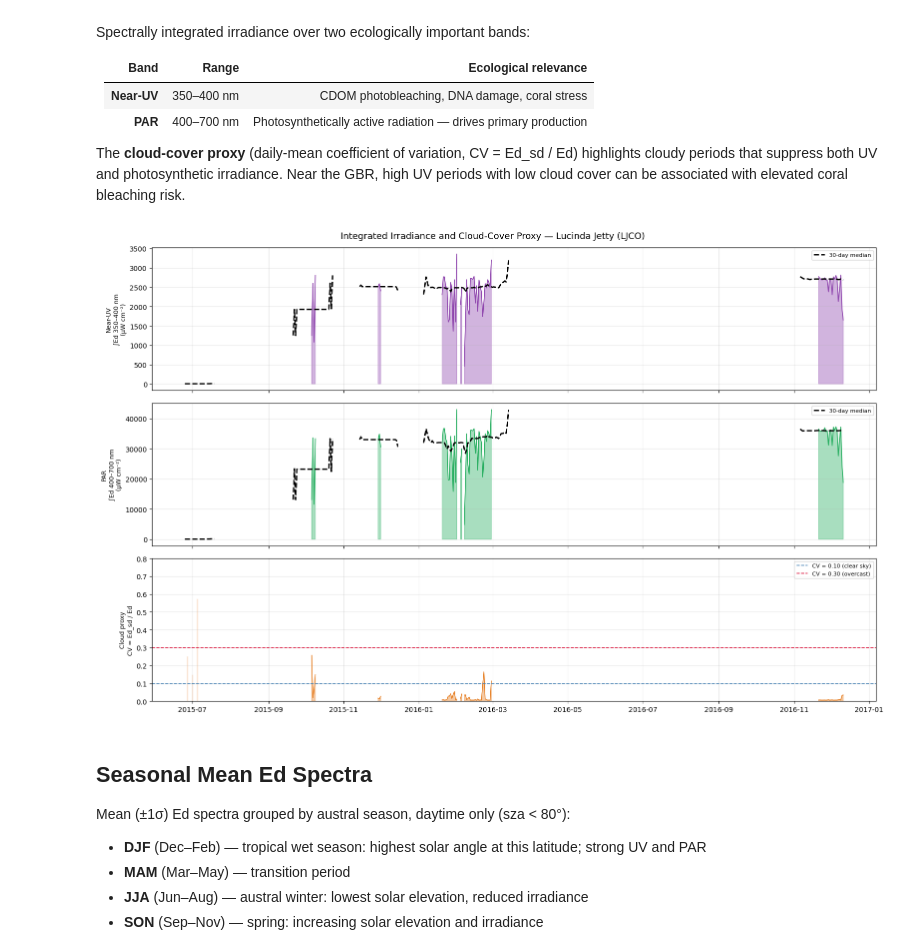
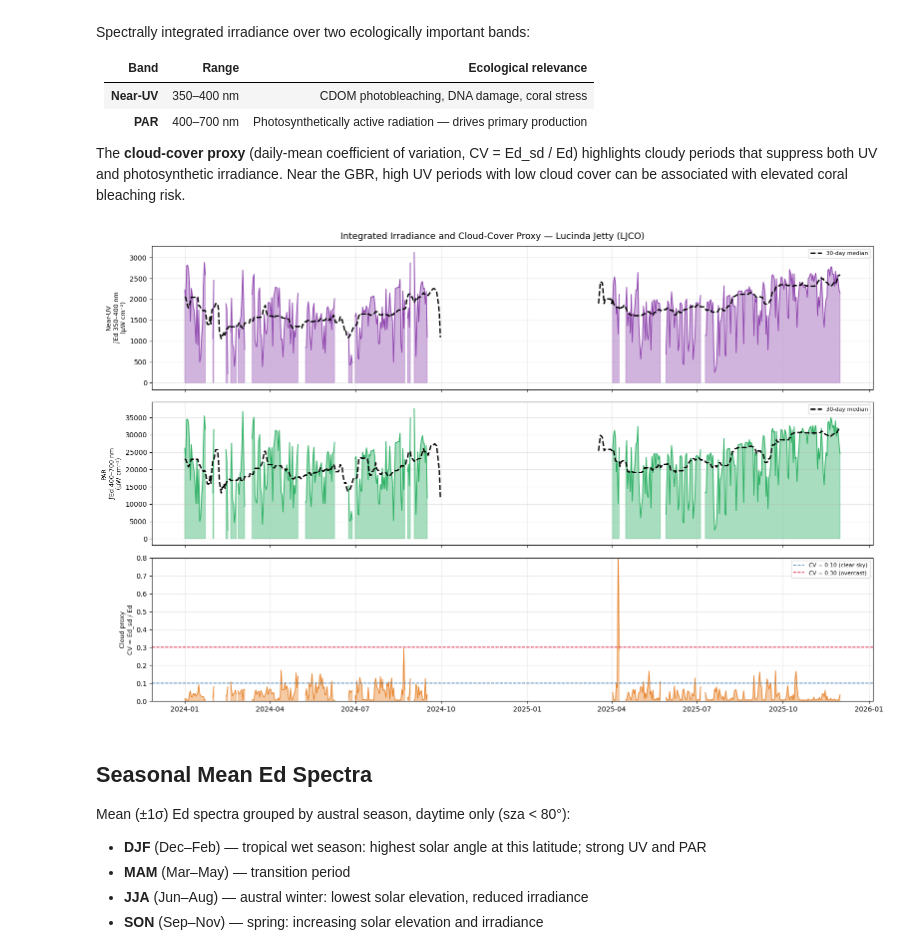
Before and after one commit to aodn/aodn_cloud_optimised, a Jupyter notebook: notebooks/station_lucinda_jetty_daily_satlantic_hyperocr.ipynb, the cells around one changed output. Cells and saved outputs as stored; diff of their text form; code cells hidden in the pictures.

```diff
--- a/notebooks/station_lucinda_jetty_daily_satlantic_hyperocr.ipynb
+++ b/notebooks/station_lucinda_jetty_daily_satlantic_hyperocr.ipynb
@@ -304,8 +304,8 @@ highlights cloudy periods that suppress both UV and photosynthetic irradiance.
 Near the GBR, high UV periods with low cloud cover can be associated with elevated
 coral bleaching risk.
 # %%
-DATE_START = ""
-DATE_END   = ""
+DATE_START = "2024-01-01"
+DATE_END   = "2025-12-01"
 time_vals = xds["TIME"].values
 DATE_START = DATE_START or pd.Timestamp(time_vals[0]).strftime("%Y-%m-%d")
 DATE_END   = DATE_END   or pd.Timestamp(time_vals[-1]).strftime("%Y-%m-%d")
@@ -352,34 +352,34 @@ ax1.set_ylabel("Near-UV\n∫Ed 350–400 nm\n(μW cm⁻²)", fontsize=9)
 ax1.legend(fontsize=8)
 ax1.grid(True, alpha=0.3)
 
 # PAR integral
 ax2.fill_between(t_daily, par_int, alpha=0.4, color="#27ae60")
 ax2.plot(t_daily, par_int, color="#27ae60", lw=1.2)
 roll_par = pd.Series(par_int, index=t_daily).rolling("30D", center=True).median()
 ax2.plot(roll_par.index, roll_par.values, color="k", lw=2, ls="--", label="30-day median")
 ax2.set_ylabel("PAR\n∫Ed 400–700 nm\n(μW cm⁻²)", fontsize=9)
 ax2.legend(fontsize=8)
 ax2.grid(True, alpha=0.3)
 
 # Cloud proxy (CV)
 ax3.fill_between(t_daily, cv, alpha=0.4, color="#e67e22")
 ax3.plot(t_daily, cv, color="#e67e22", lw=1.0)
 ax3.axhline(0.1, color="steelblue", ls="--", lw=1.2, label="CV = 0.10 (clear sky)")
 ax3.axhline(0.3, color="crimson",   ls="--", lw=1.2, label="CV = 0.30 (overcast)")
 ax3.set_ylabel("Cloud proxy\nCV = Ed_sd / Ed", fontsize=9)
 ax3.set_ylim(0, 0.8)
 ax3.legend(fontsize=8)
 ax3.grid(True, alpha=0.3)
 ax3.xaxis.set_major_formatter(mdates.DateFormatter("%Y-%m"))
 
 fig.suptitle(
     "Integrated Irradiance and Cloud-Cover Proxy — Lucinda Jetty (LJCO)",
     fontsize=13,
 )
 plt.tight_layout()
 plt.show()
 # %% [output]
-[figure, old version]
+[figure, new version]
 # %% [markdown]
 ## Seasonal Mean Ed Spectra
 
```
Also changed, not shown: parts of 11 cells of this notebook, 15 other files.
